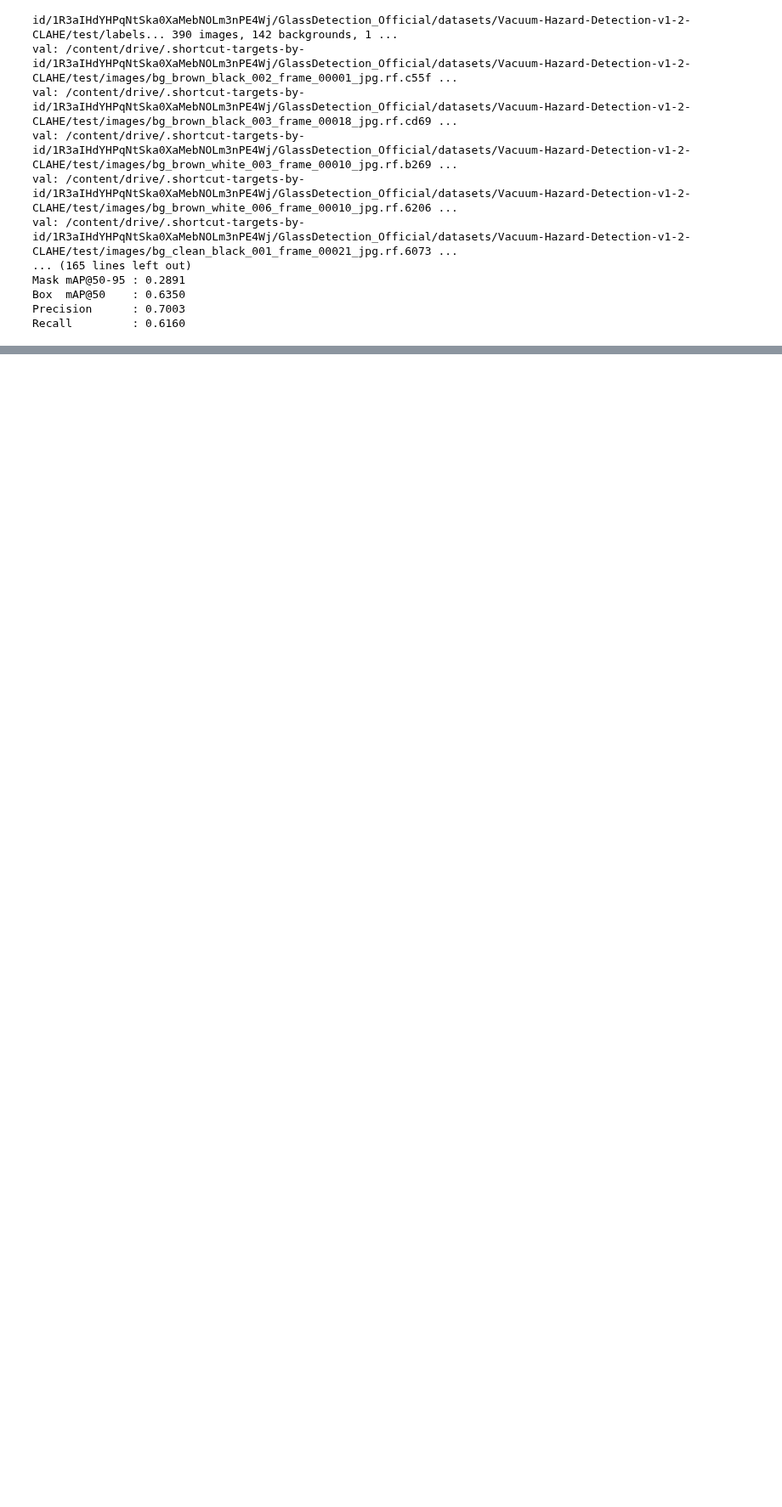
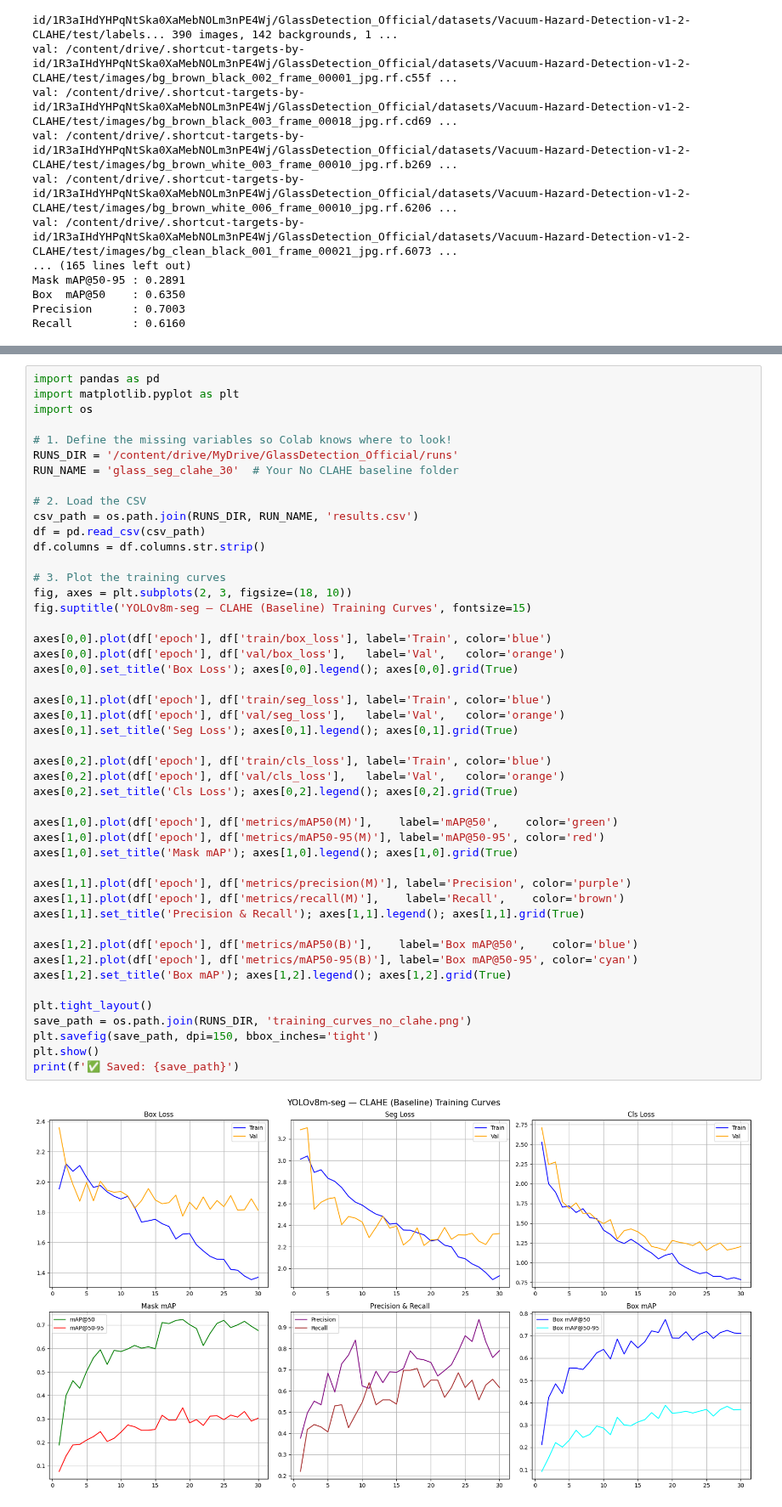
Before and after one commit to TharinduLakshimal/robotic-hazard-detection, a Jupyter notebook: Official_second_part.ipynb, the cells around one changed output, grey strips where cells are left out. Shown at 85% size. Drawn from its saved outputs; the diff is of its cells as text; blank space fills up the shorter version.

```diff
--- a/Official_second_part.ipynb
+++ b/Official_second_part.ipynb
@@ -141,0 +158,49 @@ Recall         : 0.6160
+# %%
+import pandas as pd
+import matplotlib.pyplot as plt
+import os
+
+# 1. Define the missing variables so Colab knows where to look!
+RUNS_DIR = '/content/drive/MyDrive/GlassDetection_Official/runs'
+RUN_NAME = 'glass_seg_clahe_30'  # Your No CLAHE baseline folder
+
+# 2. Load the CSV
+csv_path = os.path.join(RUNS_DIR, RUN_NAME, 'results.csv')
+df = pd.read_csv(csv_path)
+df.columns = df.columns.str.strip()
+
+# 3. Plot the training curves
+fig, axes = plt.subplots(2, 3, figsize=(18, 10))
+fig.suptitle('YOLOv8m-seg — CLAHE (Baseline) Training Curves', fontsize=15)
+
+axes[0,0].plot(df['epoch'], df['train/box_loss'], label='Train', color='blue')
+axes[0,0].plot(df['epoch'], df['val/box_loss'],   label='Val',   color='orange')
+axes[0,0].set_title('Box Loss'); axes[0,0].legend(); axes[0,0].grid(True)
+
+axes[0,1].plot(df['epoch'], df['train/seg_loss'], label='Train', color='blue')
+axes[0,1].plot(df['epoch'], df['val/seg_loss'],   label='Val',   color='orange')
+axes[0,1].set_title('Seg Loss'); axes[0,1].legend(); axes[0,1].grid(True)
+
+axes[0,2].plot(df['epoch'], df['train/cls_loss'], label='Train', color='blue')
+axes[0,2].plot(df['epoch'], df['val/cls_loss'],   label='Val',   color='orange')
+axes[0,2].set_title('Cls Loss'); axes[0,2].legend(); axes[0,2].grid(True)
+
+axes[1,0].plot(df['epoch'], df['metrics/mAP50(M)'],    label='mAP@50',    color='green')
+axes[1,0].plot(df['epoch'], df['metrics/mAP50-95(M)'], label='mAP@50-95', color='red')
+axes[1,0].set_title('Mask mAP'); axes[1,0].legend(); axes[1,0].grid(True)
+
+axes[1,1].plot(df['epoch'], df['metrics/precision(M)'], label='Precision', color='purple')
+axes[1,1].plot(df['epoch'], df['metrics/recall(M)'],    label='Recall',    color='brown')
+axes[1,1].set_title('Precision & Recall'); axes[1,1].legend(); axes[1,1].grid(True)
+
+axes[1,2].plot(df['epoch'], df['metrics/mAP50(B)'],    label='Box mAP@50',    color='blue')
+axes[1,2].plot(df['epoch'], df['metrics/mAP50-95(B)'], label='Box mAP@50-95', color='cyan')
+axes[1,2].set_title('Box mAP'); axes[1,2].legend(); axes[1,2].grid(True)
+
+plt.tight_layout()
+save_path = os.path.join(RUNS_DIR, 'training_curves_no_clahe.png')
+plt.savefig(save_path, dpi=150, bbox_inches='tight')
+plt.show()
+print(f'✅ Saved: {save_path}')
+# %% [output]
+[figure, added]
```
Also changed, not shown: parts of 2 cells of this notebook.
